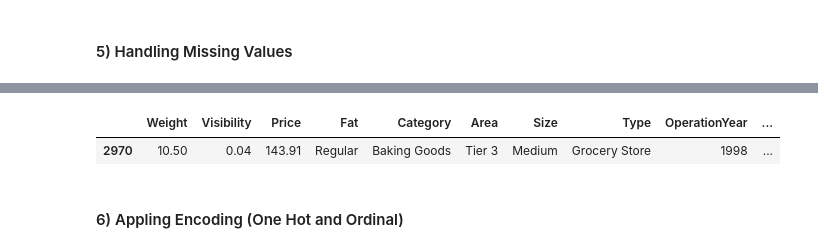
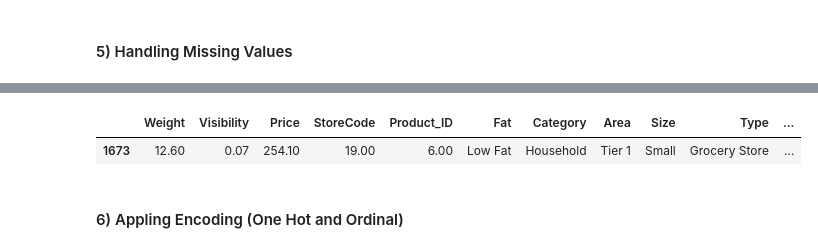
Before and after one commit to simran2104/retail-sales-prediction, a Jupyter notebook: sales_prediction-model.ipynb, the cells around one changed output, grey strips where cells are left out. Saved outputs shown, nothing was run; the diff lists cells and outputs as text; code cells hidden in the pictures.

```diff
--- a/sales_prediction-model.ipynb
+++ b/sales_prediction-model.ipynb
@@ -477,7 +488,7 @@ ID
 from sklearn.preprocessing import FunctionTransformer
 
 trf1 = FunctionTransformer(
-    lambda x: x.drop(columns=["No", "Security", "StoreCode"])
+    lambda x: x.drop(columns=["No", "Security"])
 )
 
 X_train_temp = trf1.fit_transform(X_train)
@@ -566,7 +577,10 @@ trf4 = FunctionTransformer(
             "low fat": "Low Fat",
             "LF": "Low Fat",
             "reg": "Regular"
-        })
+        }),
+        StoreCode=X["StoreCode"].astype("string")
+            .str.extract(r"OUT(\d+)", expand=False)
+            .astype("Int64")
     )
 )
 
@@ -596,25 +610,25 @@ X_train_temp.describe()
 # %%
 from sklearn.compose import ColumnTransformer
 from sklearn.impute import SimpleImputer
 from sklearn.preprocessing import OneHotEncoder, OrdinalEncoder
 
 trf5 = ColumnTransformer(
     transformers = [
         # Handling Missing values on Numerical Features
-        ('trf_5_1', SimpleImputer(strategy="median"), ["Weight", "Visibility", "Price"]),
+        ('trf_5_1', SimpleImputer(strategy="median"), ["Weight", "Visibility", "Price", "StoreCode", "Product_ID"]),
         # Handling Missing values on Categorical Features
-        ('trf_5_2', SimpleImputer(strategy="most_frequent"), ["Fat", "Category", "Area", "Size", "Type"])
+        ('trf_5_2', SimpleImputer(strategy="most_frequent"), ["Fat", "Category", "Area", "Size", "Type", "Product_Code"])
     ],
     remainder="passthrough",
     verbose_feature_names_out=False
 )
 trf5.set_output(transform="pandas")
 
 X_train_temp = trf5.fit_transform(X_train_temp)
 X_train_temp.sample()
 # %% [output]
-|  | Weight | Visibility | Price | Fat | Category | Area | Size | Type | OperationYear | ... |
-| 2970 | 10.50 | 0.04 | 143.91 | Regular | Baking Goods | Tier 3 | Medium | Grocery Store | 1998 | ... |
+|  | Weight | Visibility | Price | StoreCode | Product_ID | Fat | Category | Area | Size | Type | ... |
+| 1673 | 12.60 | 0.07 | 254.10 | 19.00 | 6.00 | Low Fat | Household | Tier 1 | Small | Grocery Store | ... |
 # %% [markdown]
 #### 6) Appling Encoding (One Hot and Ordinal)
 # %%
```
Also changed, not shown: parts of 34 cells of this notebook.
